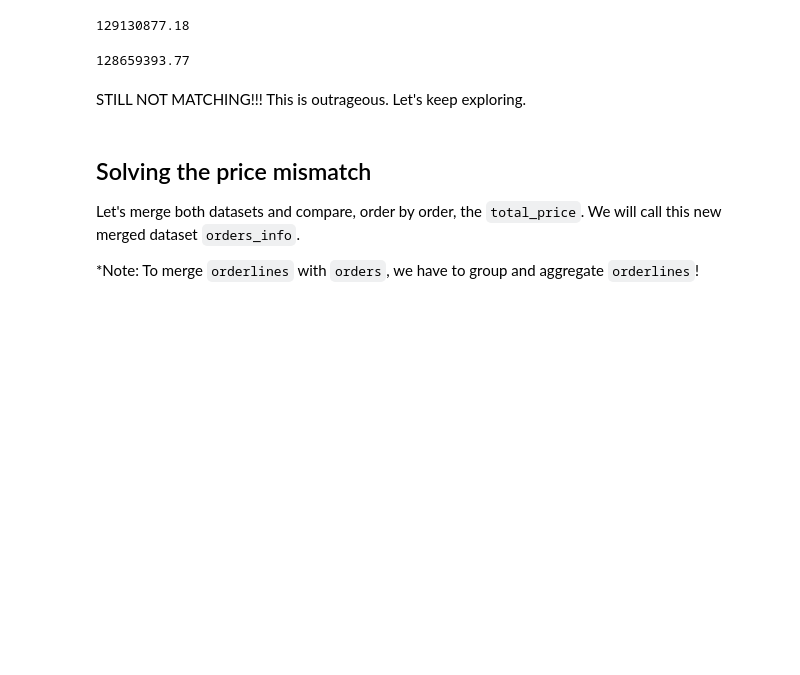
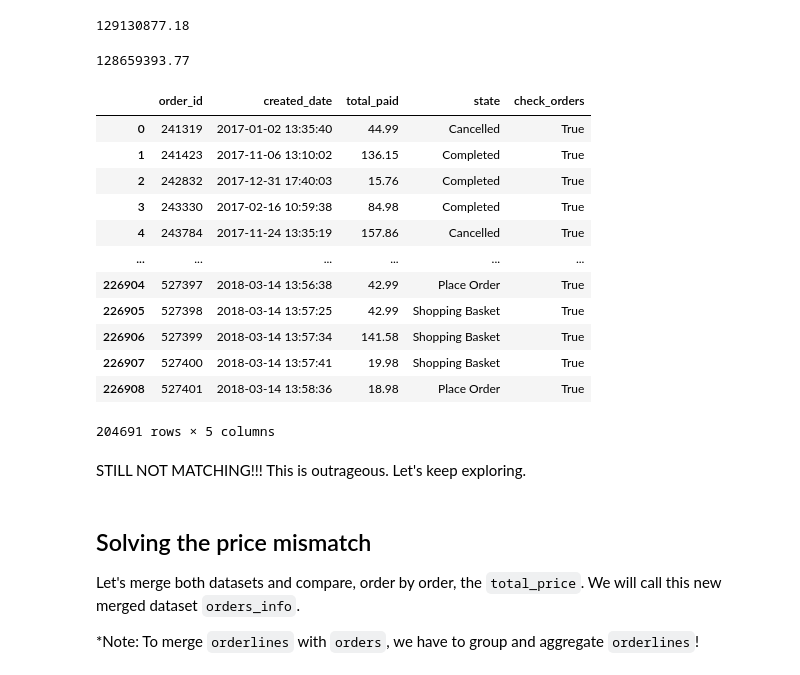
Before and after one commit to Loveless1234/Bootcamp_WBS_DS, a Jupyter notebook: week3/3-data-quality-and-merges.ipynb, the cells around one changed output. Saved outputs shown, nothing was run; the diff lists cells and outputs as text; code cells hidden in the pictures; blank space fills up the shorter version.

```diff
--- a/week3/3-data-quality-and-merges.ipynb
+++ b/week3/3-data-quality-and-merges.ipynb
@@ -461,6 +480,23 @@ orders['total_paid'].sum()
 orderlines['total_price'].sum()
 # %% [output]
 128659393.77
+# %%
+#orderlines
+orders
+# %% [output]
+|  | order_id | created_date | total_paid | state | check_orders |
+| 0 | 241319 | 2017-01-02 13:35:40 | 44.99 | Cancelled | True |
+| 1 | 241423 | 2017-11-06 13:10:02 | 136.15 | Completed | True |
+| 2 | 242832 | 2017-12-31 17:40:03 | 15.76 | Completed | True |
+| 3 | 243330 | 2017-02-16 10:59:38 | 84.98 | Completed | True |
+| 4 | 243784 | 2017-11-24 13:35:19 | 157.86 | Cancelled | True |
+| ... | ... | ... | ... | ... | ... |
+| 226904 | 527397 | 2018-03-14 13:56:38 | 42.99 | Place Order | True |
+| 226905 | 527398 | 2018-03-14 13:57:25 | 42.99 | Shopping Basket | True |
+| 226906 | 527399 | 2018-03-14 13:57:34 | 141.58 | Shopping Basket | True |
+| 226907 | 527400 | 2018-03-14 13:57:41 | 19.98 | Shopping Basket | True |
+| 226908 | 527401 | 2018-03-14 13:58:36 | 18.98 | Place Order | True |
+204691 rows × 5 columns
 # %% [markdown]
 STILL NOT MATCHING!!! This is outrageous. Let's keep exploring.
 # %% [markdown]
```
Also changed, not shown: parts of 9 cells of this notebook, 11 other files.
